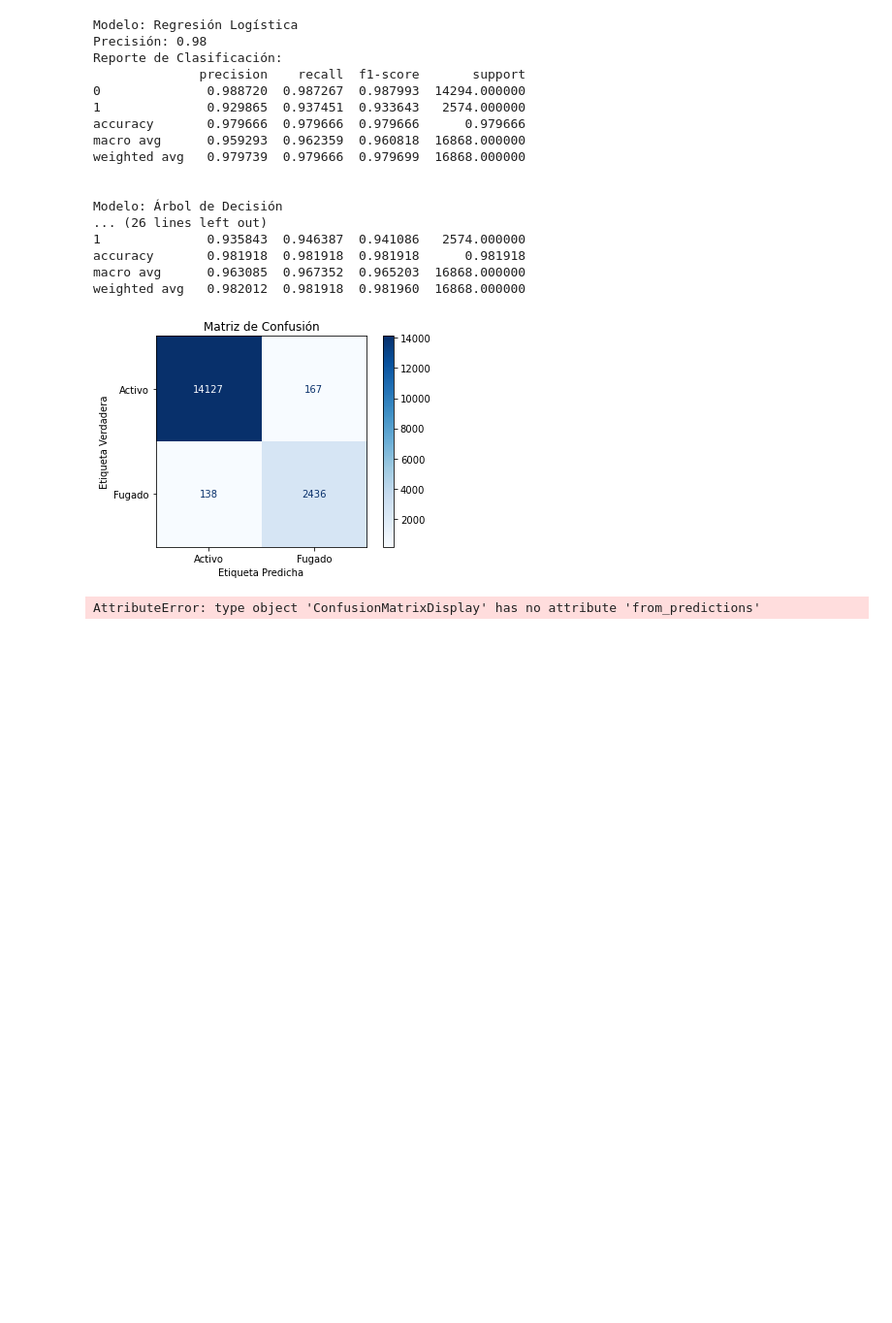
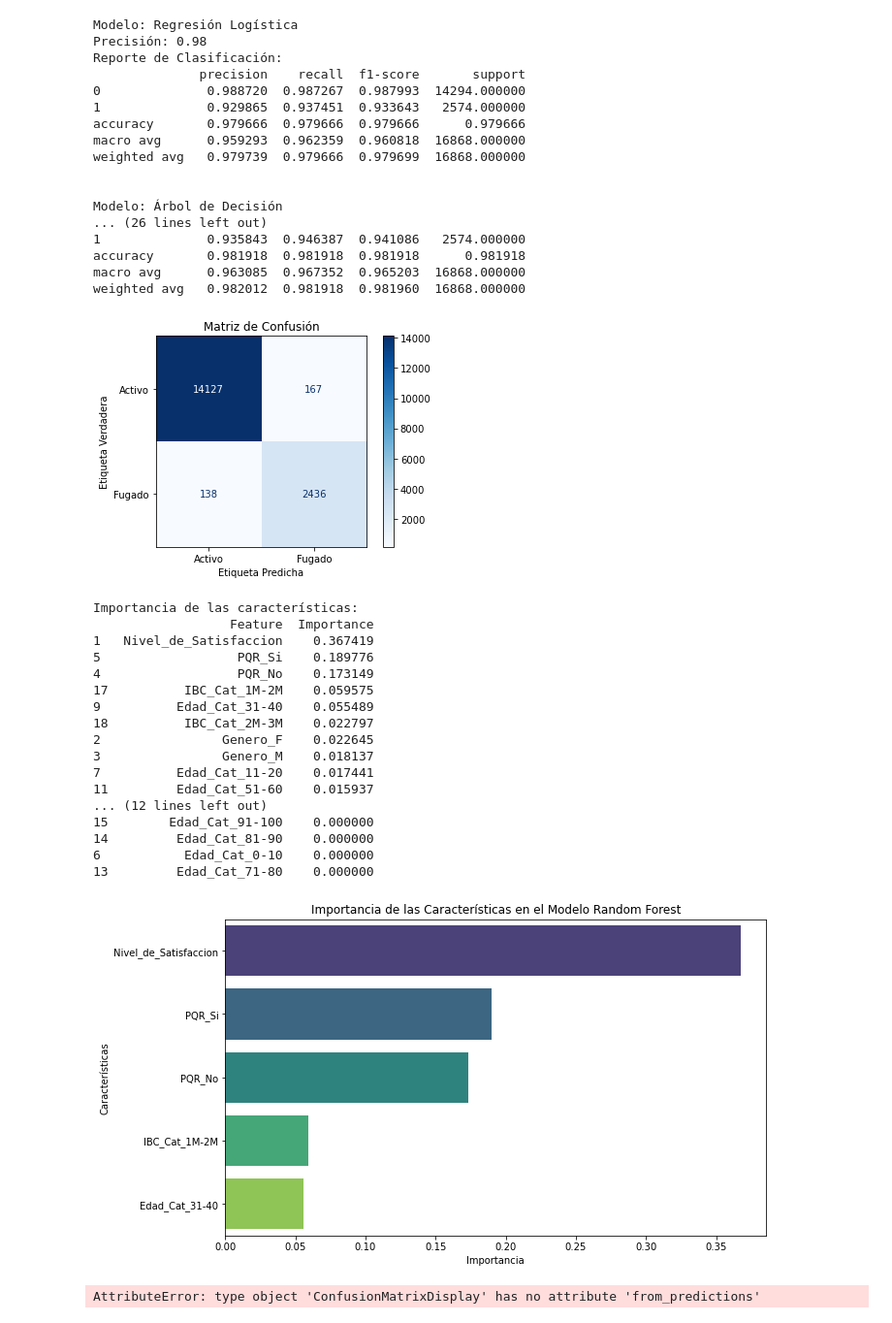
Before and after one commit to jhonrojas12/colfondos_ds_2024, a Jupyter notebook: Parte2_ModeloPredictivo.ipynb, the cells around one changed output. Shown at 97% size. Cells and saved outputs as stored; diff of their text form; code cells hidden in the pictures; blank space fills up the shorter version.

```diff
--- a/Parte2_ModeloPredictivo.ipynb
+++ b/Parte2_ModeloPredictivo.ipynb
@@ -331,6 +332,46 @@ plt.ylabel('Etiqueta Verdadera')
 plt.show()
 # %% [output]
 [figure]
+# %%
+# Obtener la importancia de las características
+feature_names=X.columns
+importances = model.feature_importances_
+
+# Crear un DataFrame para las importancias
+importance_df = pandas.DataFrame({
+    'Feature': feature_names,
+    'Importance': importances
+}).sort_values(by='Importance', ascending=False)
+
+print("Importancia de las características:")
+print(importance_df)
+
+# Visualizar la importancia de las características
+plt.figure(figsize=(10, 6))
+sns.barplot(x='Importance', y='Feature', data=importance_df.head(5), palette='viridis')
+plt.title('Importancia de las Características en el Modelo Random Forest')
+plt.xlabel('Importancia')
+plt.ylabel('Características')
+plt.show()
+# %% [output]
+Importancia de las características:
+                  Feature  Importance
+1   Nivel_de_Satisfaccion    0.367419
+5                  PQR_Si    0.189776
+4                  PQR_No    0.173149
+17          IBC_Cat_1M-2M    0.059575
+9          Edad_Cat_31-40    0.055489
+18          IBC_Cat_2M-3M    0.022797
+2                Genero_F    0.022645
+3                Genero_M    0.018137
+7          Edad_Cat_11-20    0.017441
+11         Edad_Cat_51-60    0.015937
+... (12 lines left out)
+15        Edad_Cat_91-100    0.000000
+14         Edad_Cat_81-90    0.000000
+6           Edad_Cat_0-10    0.000000
+13         Edad_Cat_71-80    0.000000
+[figure, added]
 # %%
 # Visualizar la matriz de confusión para el Random Forest
 from sklearn.metrics import ConfusionMatrixDisplay
```
Also changed, not shown: parts of 11 cells of this notebook, 3 other files.
